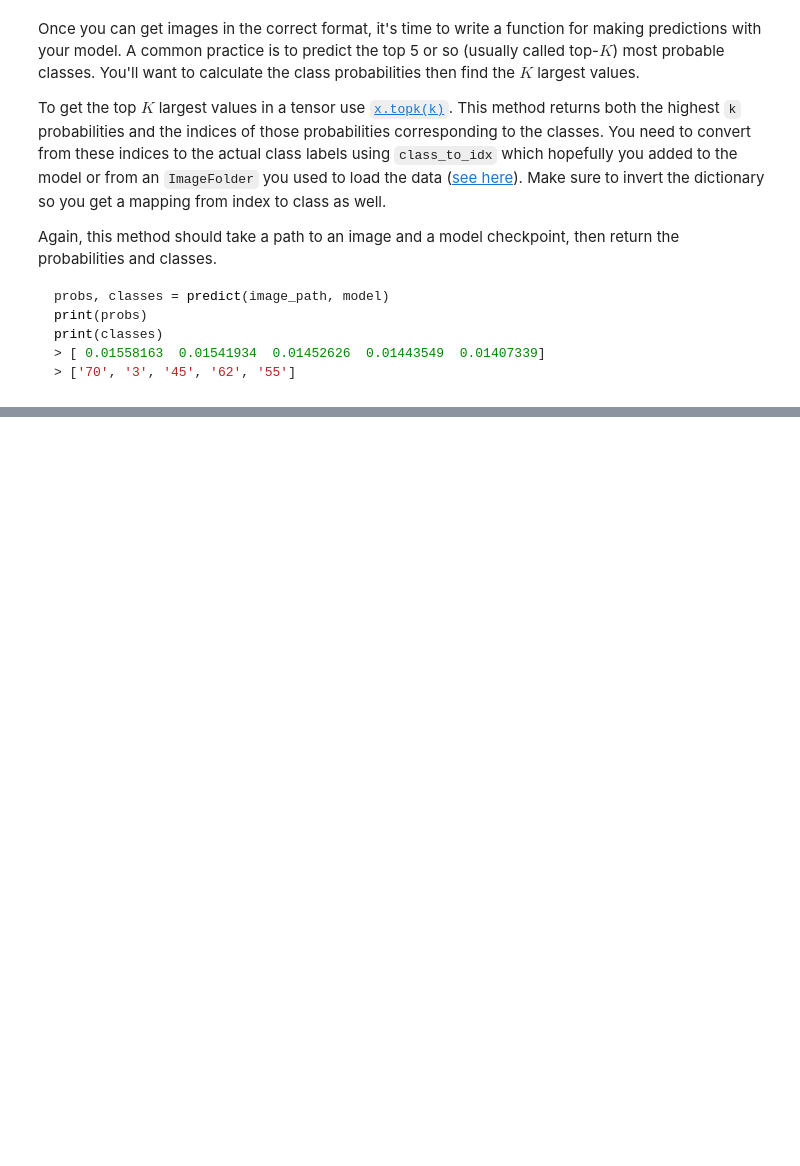
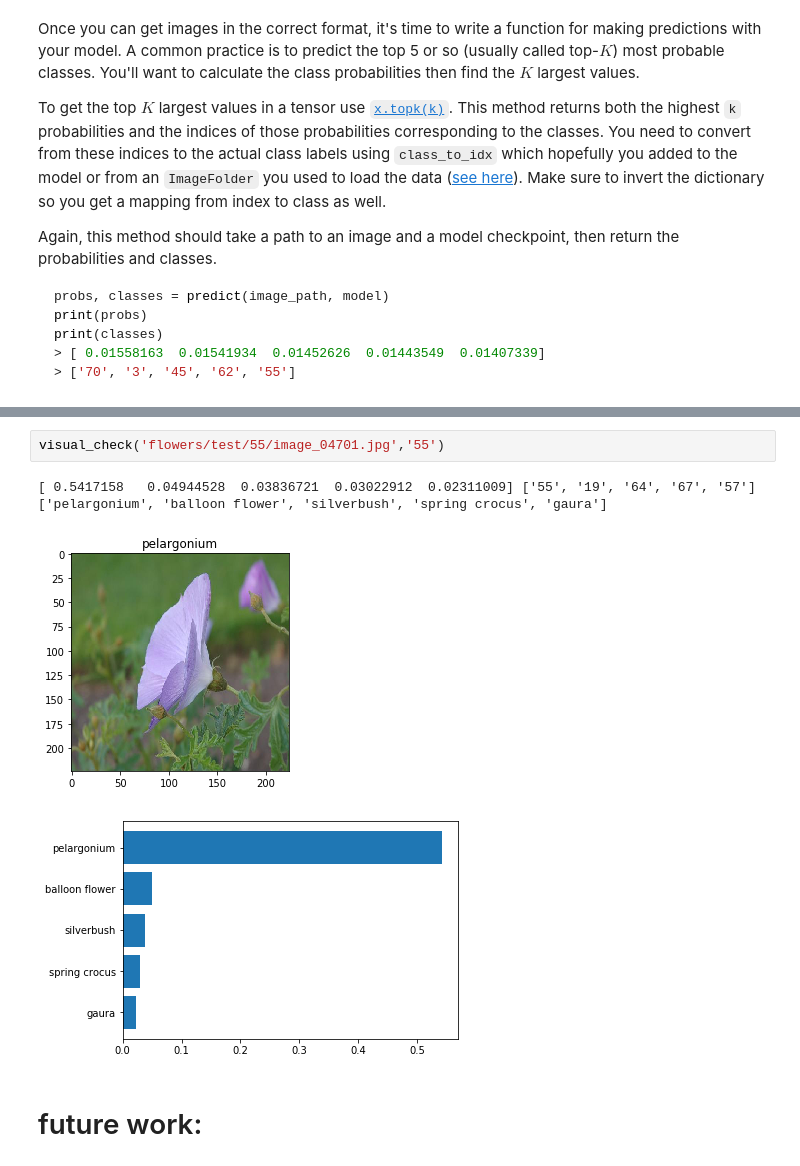
Before and after one commit to SophieGarden/DataScience_NanoDegree, a Jupyter notebook: Project2_flower_species_image_classifier/Image Classifier Project.ipynb, the cells around one changed output, grey strips where cells are left out. Saved outputs shown, nothing was run; the diff lists cells and outputs as text; blank space fills up the shorter version.

```diff
--- a/Project2_flower_species_image_classifier/Image Classifier Project.ipynb
+++ b/Project2_flower_species_image_classifier/Image Classifier Project.ipynb
@@ -652,0 +696,9 @@ plt.barh([5,4,3,2,1],probs,tick_label= names,align='center')
+# %%
+visual_check('flowers/test/55/image_04701.jpg','55')
+# %% [output]
+[ 0.5417158   0.04944528  0.03836721  0.03022912  0.02311009] ['55', '19', '64', '67', '57']
+['pelargonium', 'balloon flower', 'silverbush', 'spring crocus', 'gaura']
+[figure, added]
+[figure, added]
+# %% [markdown]
+# future work:
```
Also changed, not shown: parts of 43 cells of this notebook, 6 other files.
